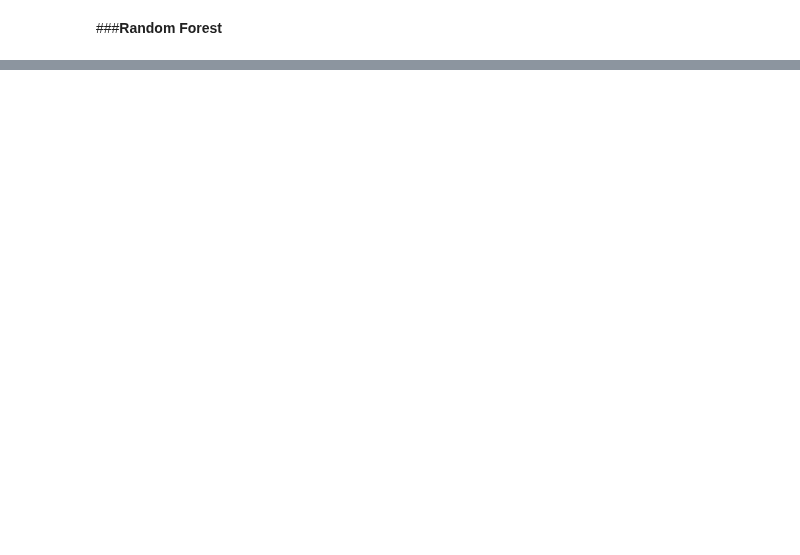
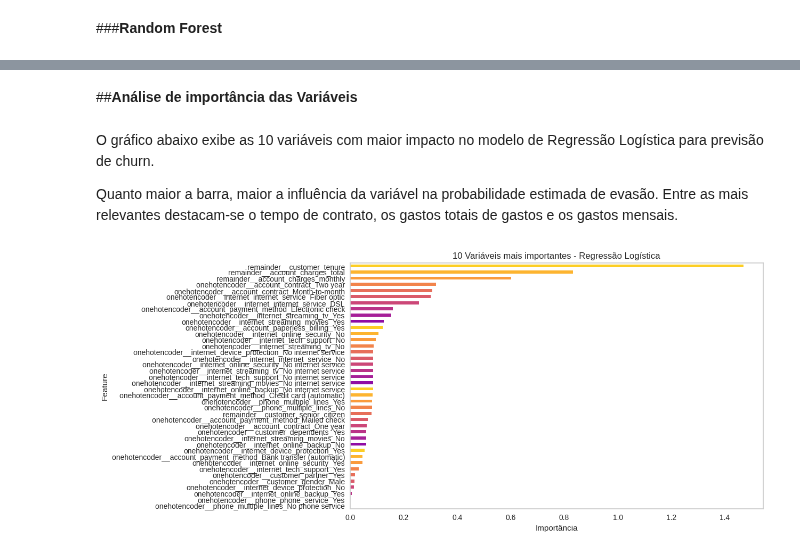
Before and after one commit to paulahruizpro-ux/telecom-x-ii, a Jupyter notebook: Telecom_X_2.ipynb, the cells around one changed output, grey strips where cells are left out. Saved outputs shown, nothing was run; the diff lists cells and outputs as text; code cells hidden in the pictures; blank space fills up the shorter version.

```diff
--- a/Telecom_X_2.ipynb
+++ b/Telecom_X_2.ipynb
@@ -696,0 +654,29 @@ O modelo Random Forest apresentou acurácia de 78,8%. Observa-se bom desempenho
+# %% [markdown]
+##**Análise de importância das Variáveis**
+# %% [markdown]
+O gráfico abaixo exibe as 10 variáveis com maior impacto no modelo de Regressão Logística para previsão de churn.
+
+Quanto maior a barra, maior a influência da variável na probabilidade estimada de evasão. Entre as mais relevantes destacam-se o tempo de contrato, os gastos totais de gastos e os gastos mensais.
+# %%
+#Variaveis mais importantes modelo Logistic Regression
+
+X_treino_norm = pd.DataFrame(
+    X_treino_norm,
+    columns=X_treino_balanceado.columns
+)
+
+coeficientes = modelo_regressao_logist.coef_[0]
+feature_importance = pd.DataFrame({'Feature':X_treino_norm.columns, 'Importance':np.abs(coeficientes)})
+feature_importance=feature_importance.sort_values('Importance', ascending=True)
+
+#paleta semelhante yellow brick
+colors = plt.cm.plasma(np.linspace(0.3, 0.9, 10))
+
+#gráfico top 10
+ax = feature_importance.plot(x='Feature', y='Importance', color=colors, kind='barh', figsize=(10,6), legend=False)
+ax.set_xlabel('Importância')
+ax.set_title('10 Variáveis mais importantes - Regressão Logística')
+ax.grid(False)
+plt.show()
+# %% [output]
+[figure, added]
```
Also changed, not shown: parts of 53 cells of this notebook.
